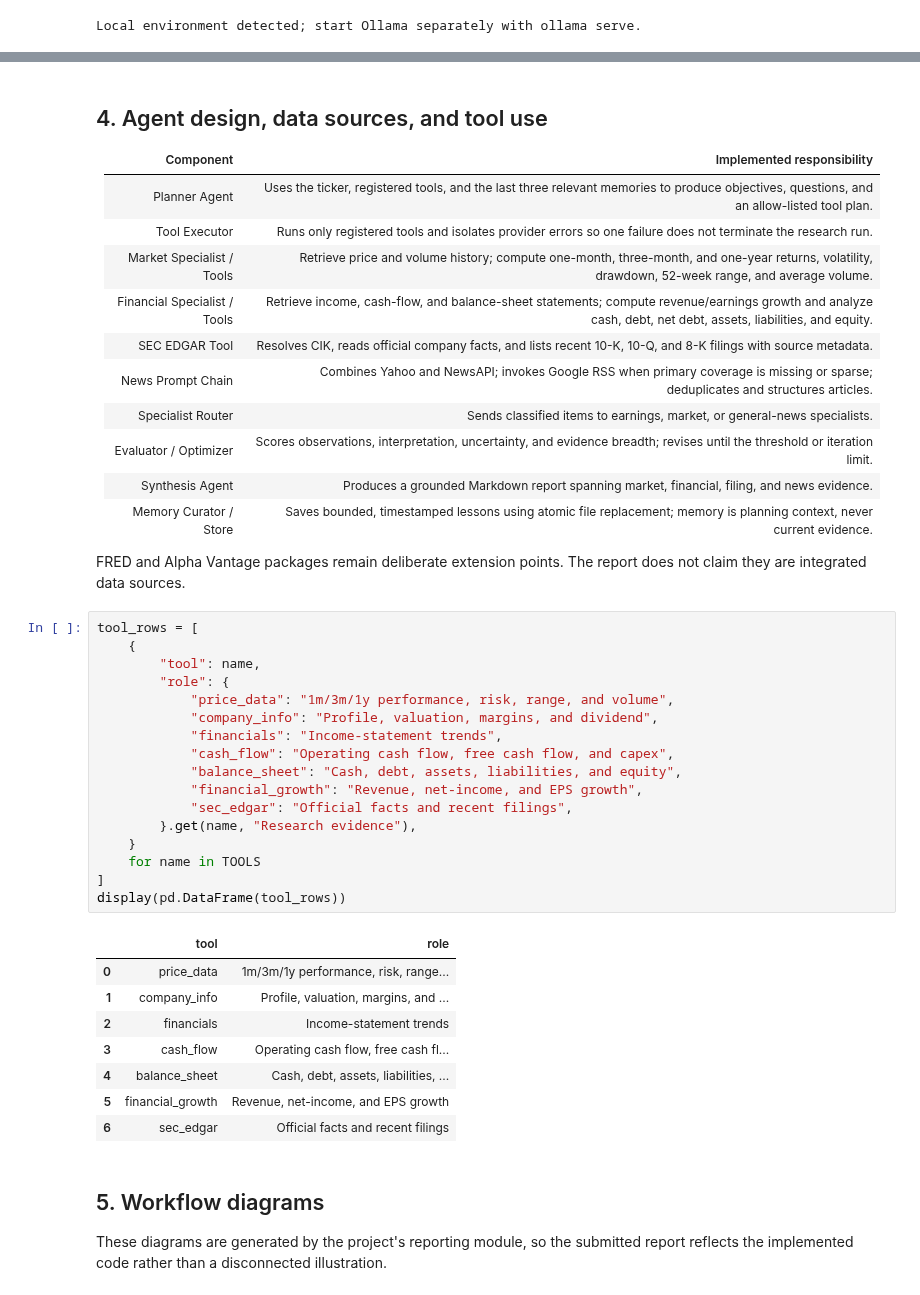
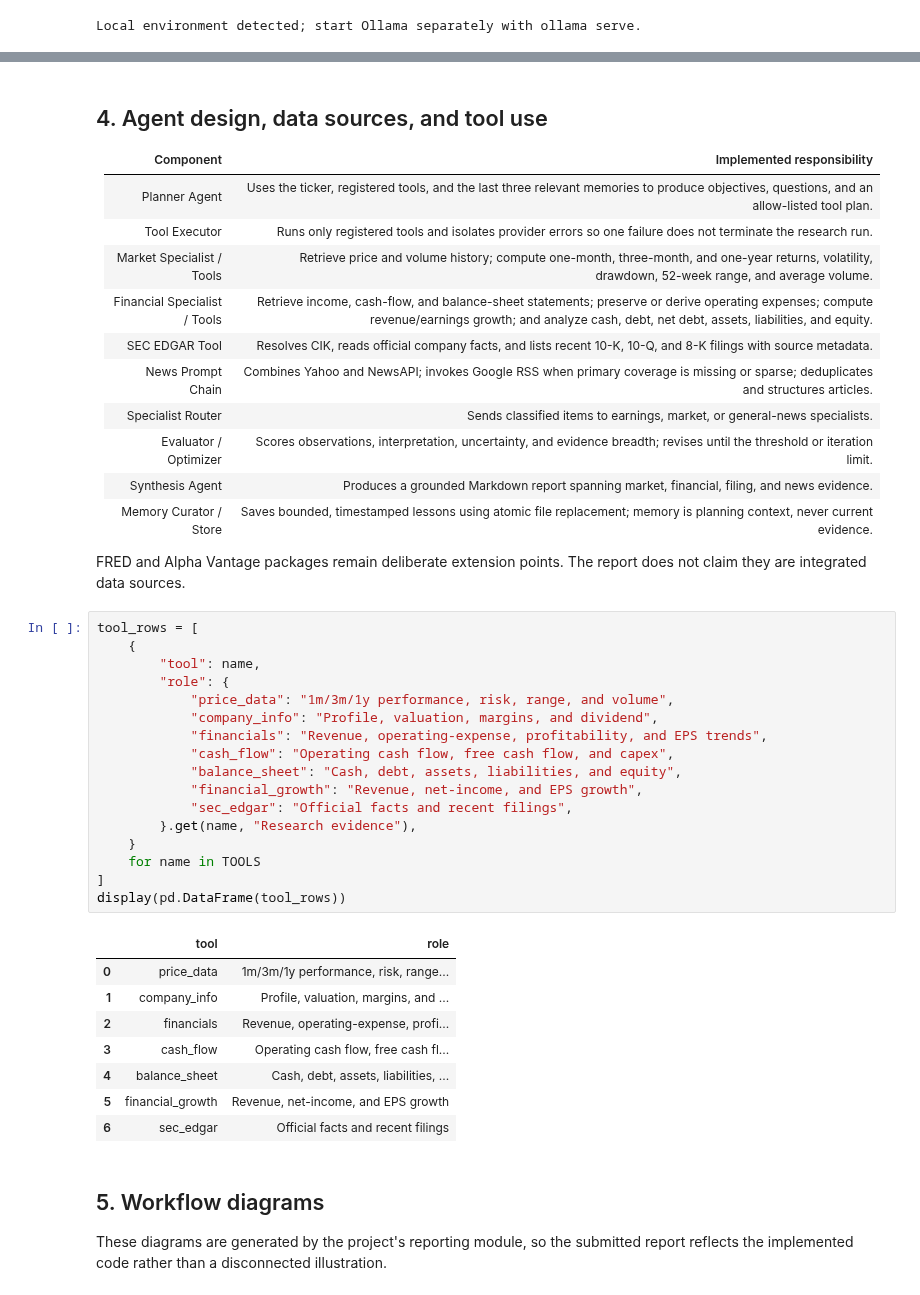
Before and after one commit to bwirgau-usd/AAI-520-final-project-multi-agent-financial-analysis, a Jupyter notebook: notebooks/multi_agent_financial_analysis.ipynb, the cells around one changed output, grey strips where cells are left out. Drawn from its saved outputs; the diff is of its cells as text.

```diff
--- a/notebooks/multi_agent_financial_analysis.ipynb
+++ b/notebooks/multi_agent_financial_analysis.ipynb
@@ -204,7 +206,7 @@ SEC identity configured: True
 | Planner Agent | Uses the ticker, registered tools, and the last three relevant memories to produce objectives, questions, and an allow-listed tool plan. |
 | Tool Executor | Runs only registered tools and isolates provider errors so one failure does not terminate the research run. |
 | Market Specialist / Tools | Retrieve price and volume history; compute one-month, three-month, and one-year returns, volatility, drawdown, 52-week range, and average volume. |
-| Financial Specialist / Tools | Retrieve income, cash-flow, and balance-sheet statements; compute revenue/earnings growth and analyze cash, debt, net debt, assets, liabilities, and equity. |
+| Financial Specialist / Tools | Retrieve income, cash-flow, and balance-sheet statements; preserve or derive operating expenses; compute revenue/earnings growth; and analyze cash, debt, net debt, assets, liabilities, and equity. |
 | SEC EDGAR Tool | Resolves CIK, reads official company facts, and lists recent 10-K, 10-Q, and 8-K filings with source metadata. |
 | News Prompt Chain | Combines Yahoo and NewsAPI; invokes Google RSS when primary coverage is missing or sparse; deduplicates and structures articles. |
 | Specialist Router | Sends classified items to earnings, market, or general-news specialists. |
@@ -216,25 +218,25 @@ FRED and Alpha Vantage packages remain deliberate extension points. The report d
 # %%
 tool_rows = [
     {
         "tool": name,
         "role": {
             "price_data": "1m/3m/1y performance, risk, range, and volume",
             "company_info": "Profile, valuation, margins, and dividend",
-            "financials": "Income-statement trends",
+            "financials": "Revenue, operating-expense, profitability, and EPS trends",
             "cash_flow": "Operating cash flow, free cash flow, and capex",
             "balance_sheet": "Cash, debt, assets, liabilities, and equity",
             "financial_growth": "Revenue, net-income, and EPS growth",
             "sec_edgar": "Official facts and recent filings",
         }.get(name, "Research evidence"),
     }
     for name in TOOLS
 ]
 display(pd.DataFrame(tool_rows))
 # %% [output]
 |  | tool | role |
 | 0 | price_data | 1m/3m/1y performance, risk, range... |
 | 1 | company_info | Profile, valuation, margins, and ... |
-| 2 | financials | Income-statement trends |
+| 2 | financials | Revenue, operating-expense, profi... |
 | 3 | cash_flow | Operating cash flow, free cash fl... |
 | 4 | balance_sheet | Cash, debt, assets, liabilities, ... |
 | 5 | financial_growth | Revenue, net-income, and EPS growth |
```
Also changed, not shown: parts of 17 cells of this notebook, 18 other files.
